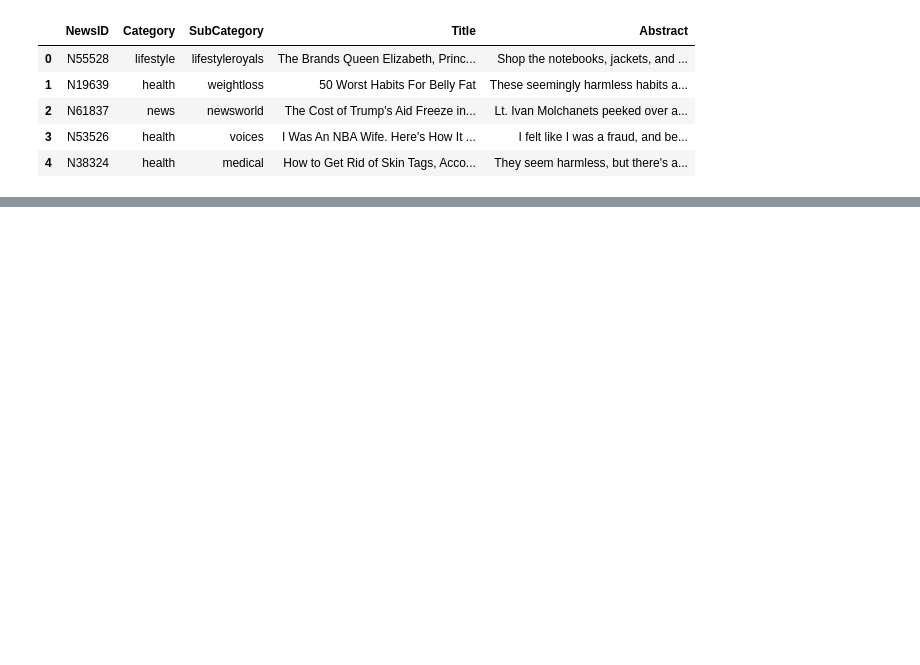
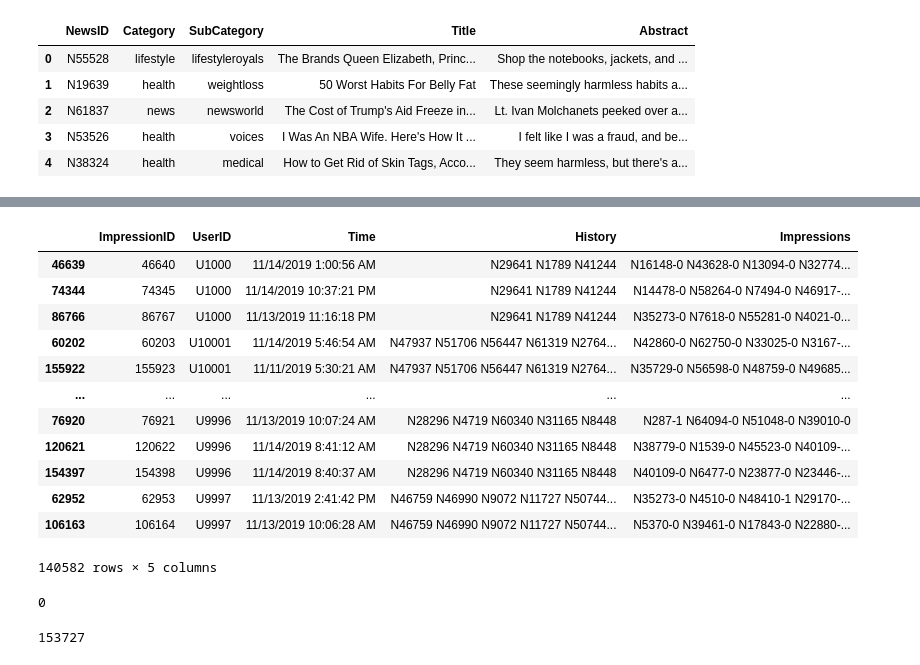
Before and after one commit to deepthiab/NewsRec, a Jupyter notebook: NewsEmbed.ipynb, the cells around one changed output, grey strips where cells are left out. Drawn from its saved outputs; the diff is of its cells as text; code cells hidden in the pictures; blank space fills up the shorter version.

```diff
--- a/NewsEmbed.ipynb
+++ b/NewsEmbed.ipynb
@@ -143,0 +191,16 @@ for r in reco.matches:
+# %%
+behavior_df[behavior_df['UserID'].map(behavior_df['UserID'].value_counts()) >1].sort_values(by = ['UserID','ImpressionID'])
+# %% [output]
+|  | ImpressionID | UserID | Time | History | Impressions |
+| 46639 | 46640 | U1000 | 11/14/2019 1:00:56 AM | N29641 N1789 N41244 | N16148-0 N43628-0 N13094-0 N32774... |
+| 74344 | 74345 | U1000 | 11/14/2019 10:37:21 PM | N29641 N1789 N41244 | N14478-0 N58264-0 N7494-0 N46917-... |
+| 86766 | 86767 | U1000 | 11/13/2019 11:16:18 PM | N29641 N1789 N41244 | N35273-0 N7618-0 N55281-0 N4021-0... |
+| 60202 | 60203 | U10001 | 11/14/2019 5:46:54 AM | N47937 N51706 N56447 N61319 N2764... | N42860-0 N62750-0 N33025-0 N3167-... |
+| 155922 | 155923 | U10001 | 11/11/2019 5:30:21 AM | N47937 N51706 N56447 N61319 N2764... | N35729-0 N56598-0 N48759-0 N49685... |
+| ... | ... | ... | ... | ... | ... |
+| 76920 | 76921 | U9996 | 11/13/2019 10:07:24 AM | N28296 N4719 N60340 N31165 N8448 | N287-1 N64094-0 N51048-0 N39010-0 |
+| 120621 | 120622 | U9996 | 11/14/2019 8:41:12 AM | N28296 N4719 N60340 N31165 N8448 | N38779-0 N1539-0 N45523-0 N40109-... |
+| 154397 | 154398 | U9996 | 11/14/2019 8:40:37 AM | N28296 N4719 N60340 N31165 N8448 | N40109-0 N6477-0 N23877-0 N23446-... |
+| 62952 | 62953 | U9997 | 11/13/2019 2:41:42 PM | N46759 N46990 N9072 N11727 N50744... | N35273-0 N4510-0 N48410-1 N29170-... |
+| 106163 | 106164 | U9997 | 11/13/2019 10:06:28 AM | N46759 N46990 N9072 N11727 N50744... | N5370-0 N39461-0 N17843-0 N22880-... |
+140582 rows × 5 columns
@@ -143,0 +209,8 @@ for r in reco.matches:
+# %%
+behavior_df['History'].isna().sum()
+# %% [output]
+0
+# %%
+len(behavior_df)
+# %% [output]
+153727
```
Also changed, not shown: parts of 31 cells of this notebook.
